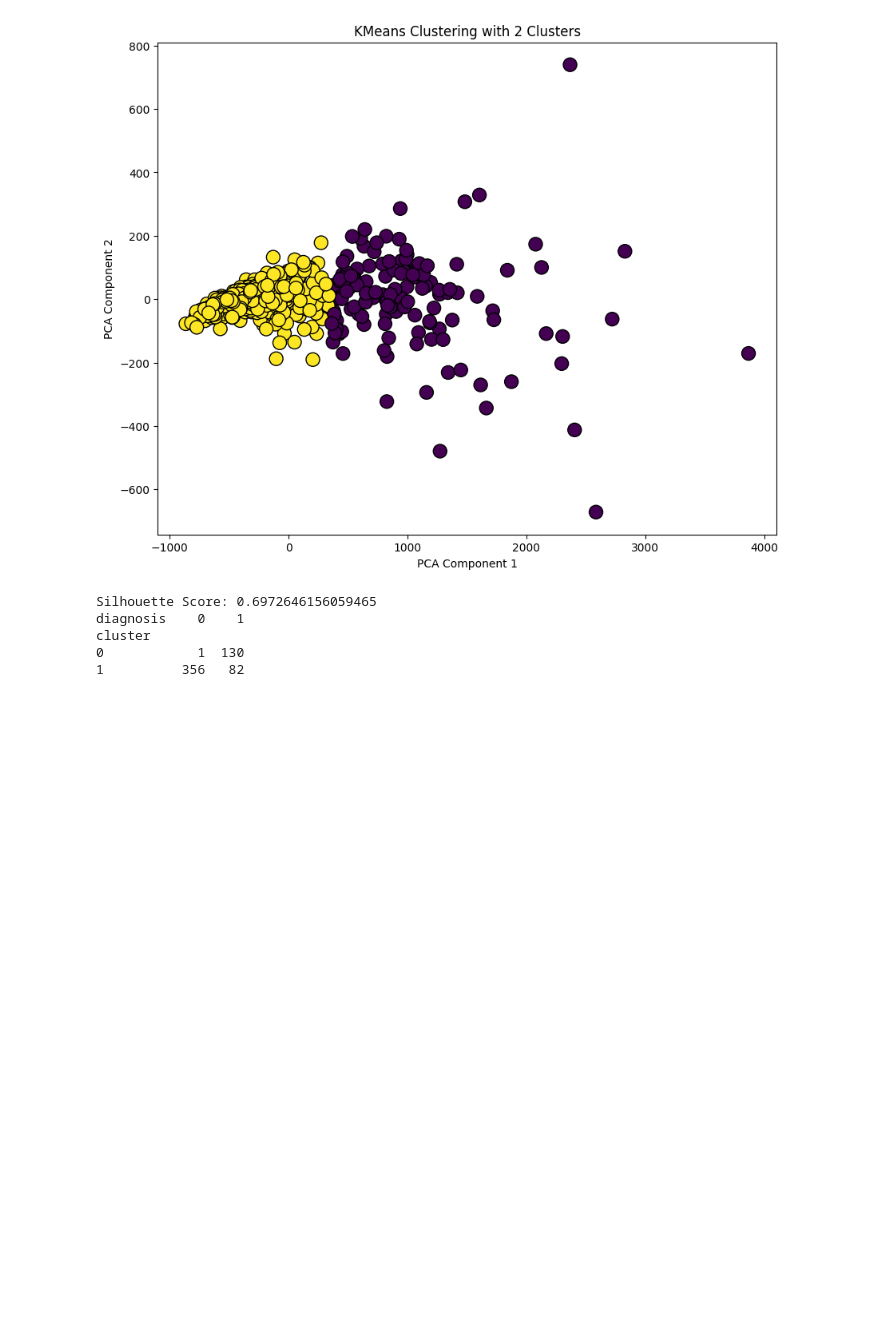
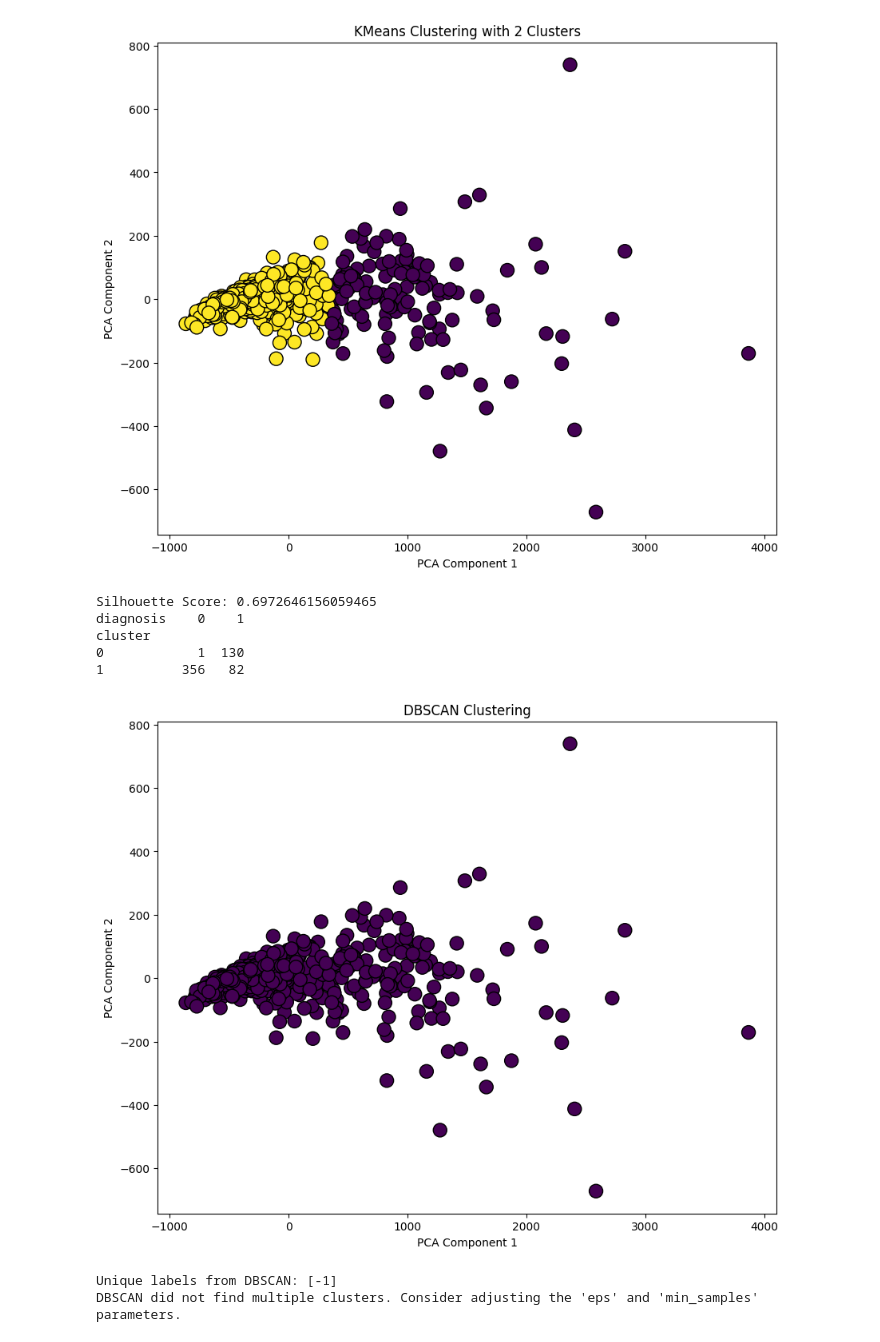
Before and after one commit to SusanVincent/Project, a Jupyter notebook: cancer.ipynb, the cells around one changed output. Saved outputs shown, nothing was run; the diff lists cells and outputs as text; code cells hidden in the pictures; blank space fills up the shorter version.

```diff
--- a/cancer.ipynb
+++ b/cancer.ipynb
@@ -261,3 +261,45 @@ diagnosis    0    1
 cluster
 0            1  130
 1          356   82
+# %%
+from sklearn.cluster import DBSCAN, AgglomerativeClustering
+from sklearn.metrics import silhouette_score
+import matplotlib.pyplot as plt
+
+# DBSCAN Clustering
+dbscan = DBSCAN(eps=0.01, min_samples=3)
+dbscan_labels = dbscan.fit_predict(X_pca)
+
+# Plotting DBSCAN clusters
+plt.figure(figsize=(10, 8))
+plt.scatter(X_pca[:, 0], X_pca[:, 1], c=dbscan_labels, cmap='viridis', edgecolor='k', s=150)
+plt.title('DBSCAN Clustering')
+plt.xlabel('PCA Component 1')
+plt.ylabel('PCA Component 2')
+plt.show()
+
+# Trying different parameters for DBSCAN
+dbscan = DBSCAN(eps=1.5, min_samples=10)  # Adjusted parameters
+dbscan_labels = dbscan.fit_predict(X_pca)
+
+# Check the unique labels
+print("Unique labels from DBSCAN:", np.unique(dbscan_labels))
+
+# Plotting DBSCAN clusters if multiple clusters are found
+if len(np.unique(dbscan_labels)) > 1:
+    plt.figure(figsize=(10, 8))
+    plt.scatter(X_pca[:, 0], X_pca[:, 1], c=dbscan_labels, cmap='viridis', edgecolor='k', s=150)
+    plt.title('DBSCAN Clustering')
+    plt.xlabel('PCA Component 1')
+    plt.ylabel('PCA Component 2')
+    plt.show()
+
+    # Evaluating DBSCAN clustering
+    dbscan_silhouette = silhouette_score(X, dbscan_labels)
+    print(f'DBSCAN Silhouette Score: {dbscan_silhouette}')
+else:
+    print("DBSCAN did not find multiple clusters. Consider adjusting the 'eps' and 'min_samples' parameters.")
+# %% [output]
+[figure, added]
+Unique labels from DBSCAN: [-1]
+DBSCAN did not find multiple clusters. Consider adjusting the 'eps' and 'min_samples' parameters.
```
Also changed, not shown: parts of 1 cell of this notebook, 2 other files.
